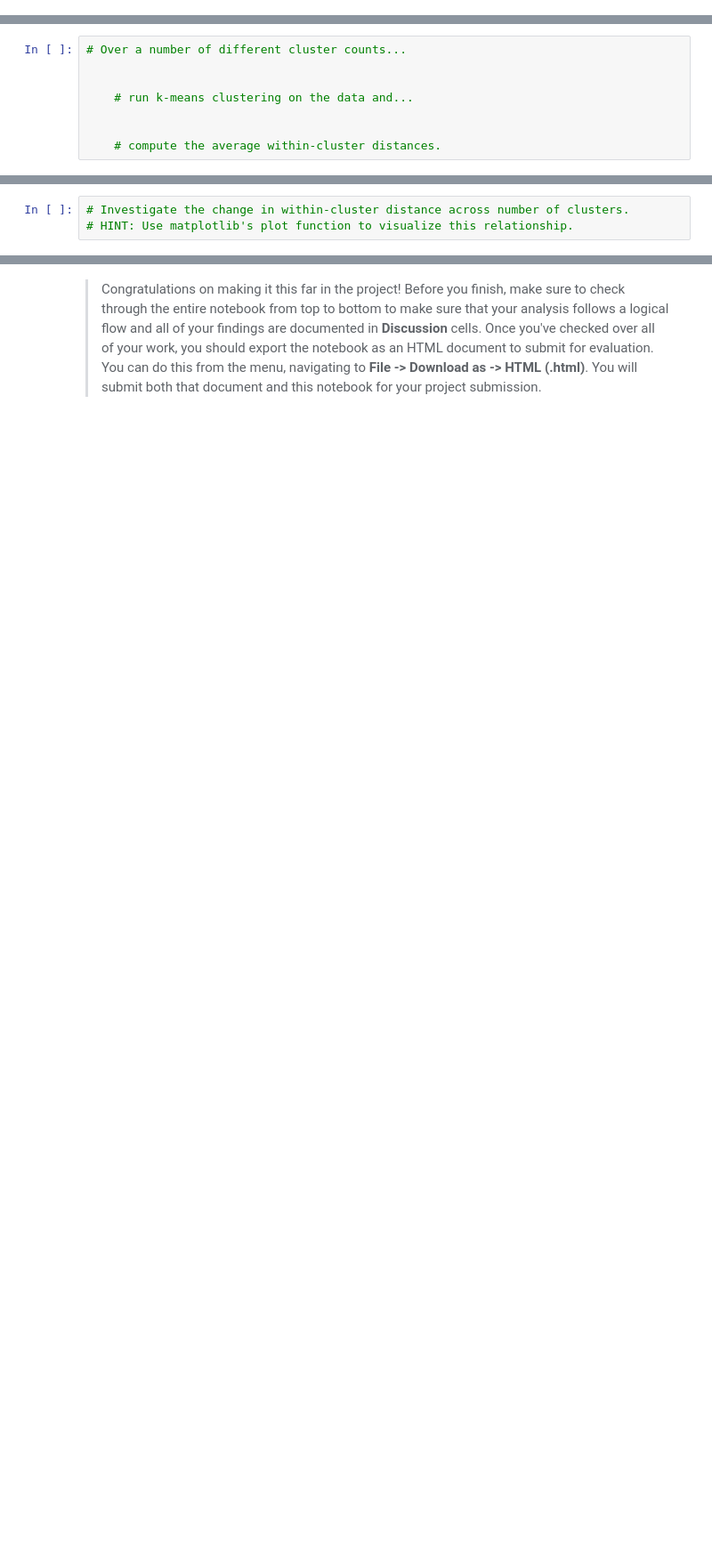
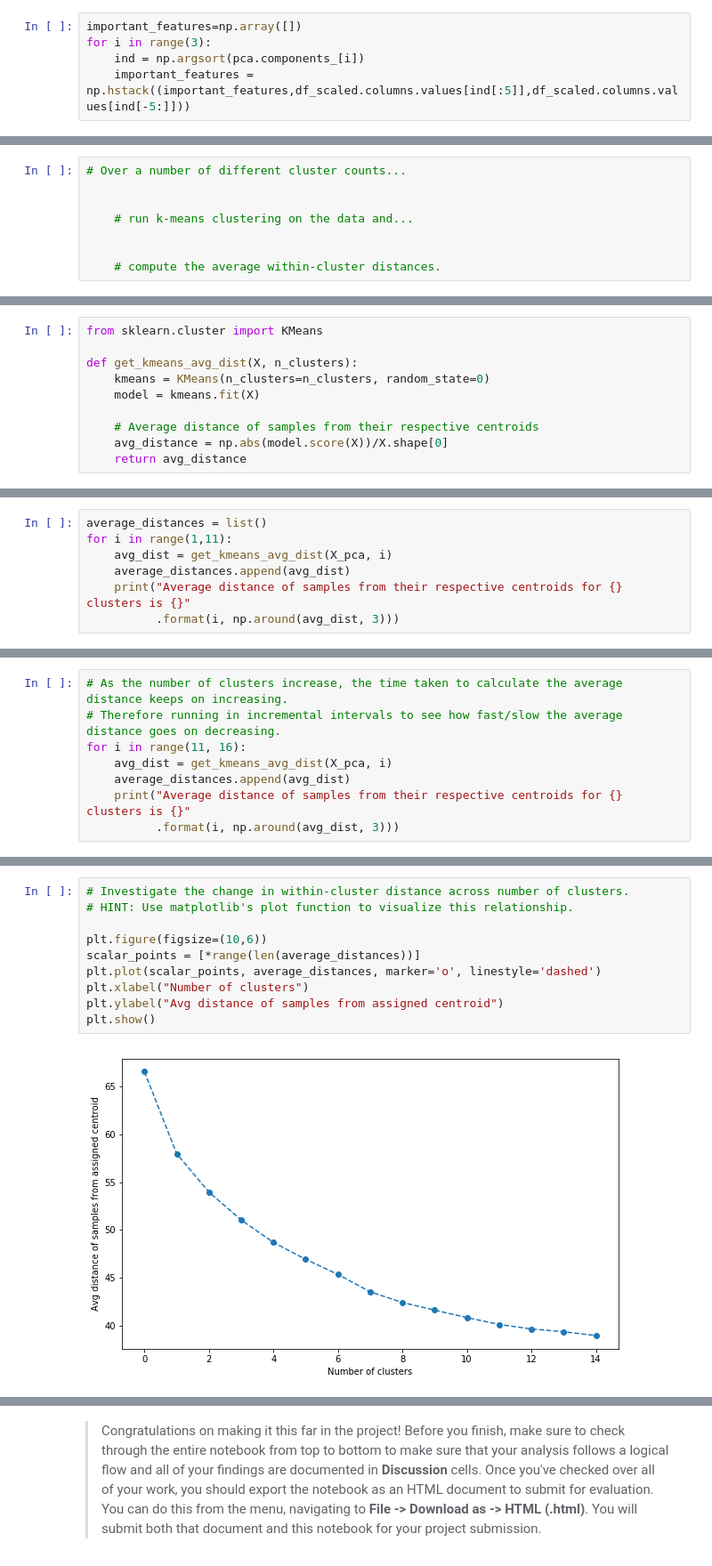
Before and after one commit to nirajpandkar/arvato-customer-segment-identification, a Jupyter notebook: Identify_Customer_Segments.ipynb, the cells around one changed output, grey strips where cells are left out. Shown at 89% size. Saved outputs shown, nothing was run; the diff lists cells and outputs as text; blank space fills up the shorter version.

```diff
--- a/Identify_Customer_Segments.ipynb
+++ b/Identify_Customer_Segments.ipynb
@@ -604,5 +703,10 @@ top_p3, top_n3 = prepare_and_plot(df_components, 3, 10)
 # %% [output]
 [figure]
 [figure]
+# %%
+important_features=np.array([])
+for i in range(3):
+    ind = np.argsort(pca.components_[i])
+    important_features = np.hstack((important_features,df_scaled.columns.values[ind[:5]],df_scaled.columns.values[ind[-5:]]))
 # %% [markdown]
 ### Discussion 2.3: Interpret Principal Components
@@ -668,0 +793,10 @@ You've assessed and cleaned the demographics data, then scaled and transformed t
+# %%
+from sklearn.cluster import KMeans
+
+def get_kmeans_avg_dist(X, n_clusters):
+    kmeans = KMeans(n_clusters=n_clusters, random_state=0)
+    model = kmeans.fit(X)
+
+    # Average distance of samples from their respective centroids
+    avg_distance = np.abs(model.score(X))/X.shape[0]
+    return avg_distance
@@ -668,0 +807,7 @@ You've assessed and cleaned the demographics data, then scaled and transformed t
+# %%
+average_distances = list()
+for i in range(1,11):
+    avg_dist = get_kmeans_avg_dist(X_pca, i)
+    average_distances.append(avg_dist)
+    print("Average distance of samples from their respective centroids for {} clusters is {}"
+          .format(i, np.around(avg_dist, 3)))
@@ -668,0 +825,8 @@ You've assessed and cleaned the demographics data, then scaled and transformed t
+# %%
+# As the number of clusters increase, the time taken to calculate the average distance keeps on increasing.
+# Therefore running in incremental intervals to see how fast/slow the average distance goes on decreasing.
+for i in range(11, 16):
+    avg_dist = get_kmeans_avg_dist(X_pca, i)
+    average_distances.append(avg_dist)
+    print("Average distance of samples from their respective centroids for {} clusters is {}"
+          .format(i, np.around(avg_dist, 3)))
@@ -669,3 +839,12 @@ You've assessed and cleaned the demographics data, then scaled and transformed t
 # %%
 # Investigate the change in within-cluster distance across number of clusters.
 # HINT: Use matplotlib's plot function to visualize this relationship.
+
+plt.figure(figsize=(10,6))
+scalar_points = [*range(len(average_distances))]
+plt.plot(scalar_points, average_distances, marker='o', linestyle='dashed')
+plt.xlabel("Number of clusters")
+plt.ylabel("Avg distance of samples from assigned centroid")
+plt.show()
+# %% [output]
+[figure, added]
```
Also changed, not shown: parts of 71 cells of this notebook.
